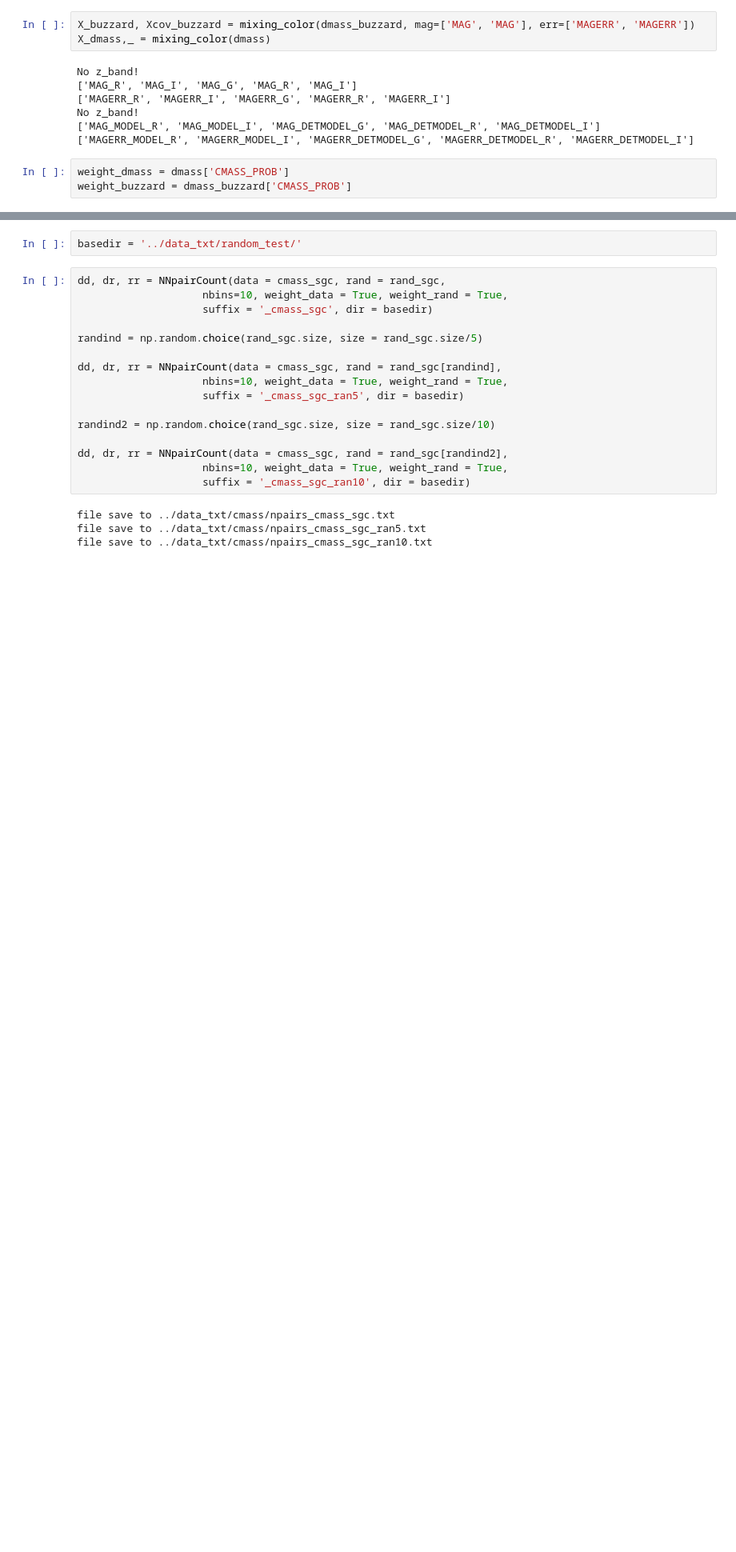
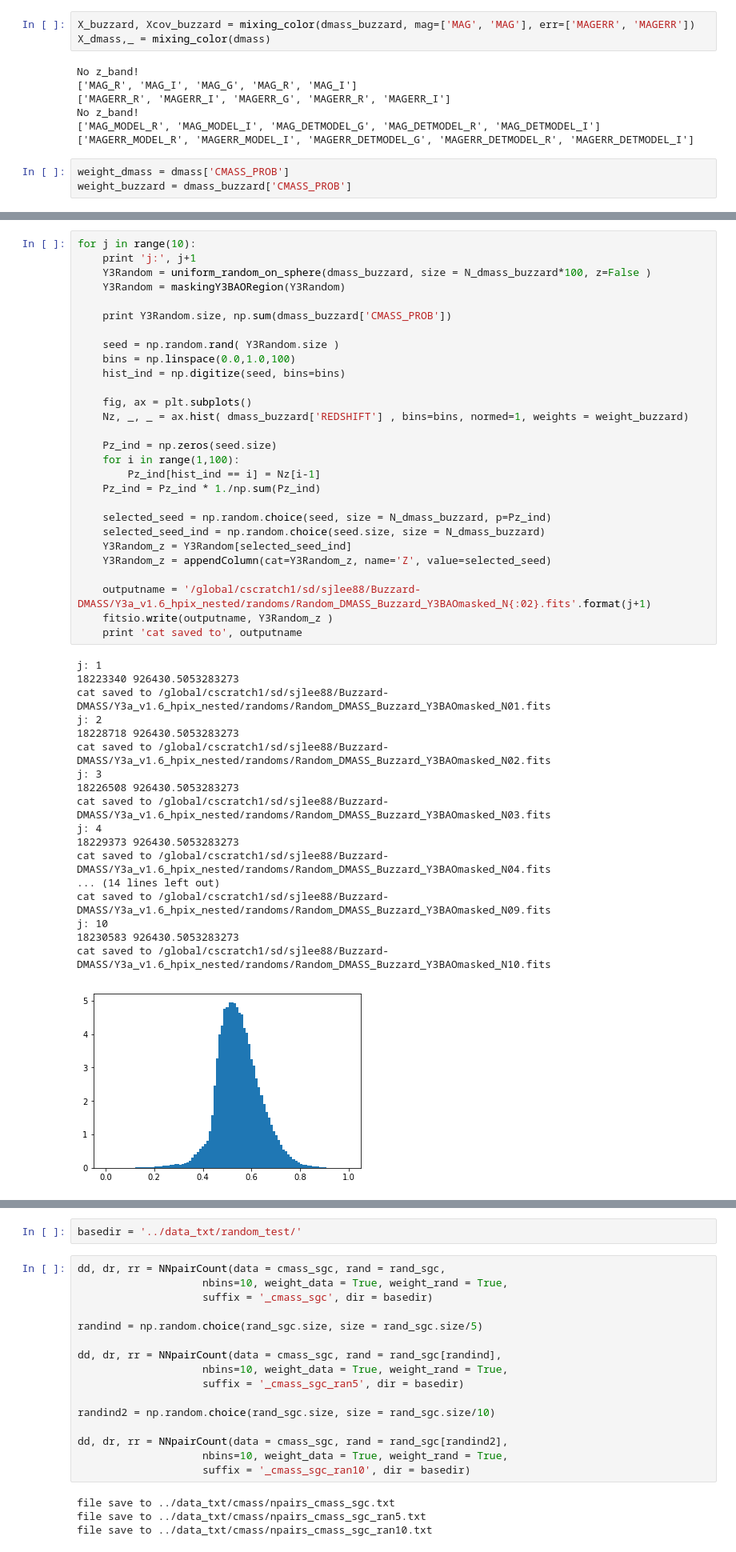
Before and after one commit to sujeong-lee/DMASS, a Jupyter notebook: code/notebook/Buzzard.ipynb, the cells around one changed output, grey strips where cells are left out. Shown at 80% size. Drawn from its saved outputs; the diff is of its cells as text; blank space fills up the shorter version.

```diff
--- a/code/notebook/Buzzard.ipynb
+++ b/code/notebook/Buzzard.ipynb
@@ -260,0 +336,47 @@ ax.set_ylabel('$n(z)$', fontsize=15)
+# %%
+for j in range(10):
+    print 'j:', j+1
+    Y3Random = uniform_random_on_sphere(dmass_buzzard, size = N_dmass_buzzard*100, z=False )
+    Y3Random = maskingY3BAORegion(Y3Random)
+
+    print Y3Random.size, np.sum(dmass_buzzard['CMASS_PROB'])
+
+    seed = np.random.rand( Y3Random.size )
+    bins = np.linspace(0.0,1.0,100)
+    hist_ind = np.digitize(seed, bins=bins)
+
+    fig, ax = plt.subplots()
+    Nz, _, _ = ax.hist( dmass_buzzard['REDSHIFT'] , bins=bins, normed=1, weights = weight_buzzard)
+
+    Pz_ind = np.zeros(seed.size)
+    for i in range(1,100):
+        Pz_ind[hist_ind == i] = Nz[i-1]
+    Pz_ind = Pz_ind * 1./np.sum(Pz_ind)
+
+    selected_seed = np.random.choice(seed, size = N_dmass_buzzard, p=Pz_ind)
+    selected_seed_ind = np.random.choice(seed.size, size = N_dmass_buzzard)
+    Y3Random_z = Y3Random[selected_seed_ind]
+    Y3Random_z = appendColumn(cat=Y3Random_z, name='Z', value=selected_seed)
+
+    outputname = '/global/cscratch1/sd/sjlee88/Buzzard-DMASS/Y3a_v1.6_hpix_nested/randoms/Random_DMASS_Buzzard_Y3BAOmasked_N{:02}.fits'.format(j+1)
+    fitsio.write(outputname, Y3Random_z )
+    print 'cat saved to', outputname
+# %% [output]
+j: 1
+18223340 926430.5053283273
+cat saved to /global/cscratch1/sd/sjlee88/Buzzard-DMASS/Y3a_v1.6_hpix_nested/randoms/Random_DMASS_Buzzard_Y3BAOmasked_N01.fits
+j: 2
+18228718 926430.5053283273
+cat saved to /global/cscratch1/sd/sjlee88/Buzzard-DMASS/Y3a_v1.6_hpix_nested/randoms/Random_DMASS_Buzzard_Y3BAOmasked_N02.fits
+j: 3
+18226508 926430.5053283273
+cat saved to /global/cscratch1/sd/sjlee88/Buzzard-DMASS/Y3a_v1.6_hpix_nested/randoms/Random_DMASS_Buzzard_Y3BAOmasked_N03.fits
+j: 4
+18229373 926430.5053283273
+cat saved to /global/cscratch1/sd/sjlee88/Buzzard-DMASS/Y3a_v1.6_hpix_nested/randoms/Random_DMASS_Buzzard_Y3BAOmasked_N04.fits
+... (14 lines left out)
+cat saved to /global/cscratch1/sd/sjlee88/Buzzard-DMASS/Y3a_v1.6_hpix_nested/randoms/Random_DMASS_Buzzard_Y3BAOmasked_N09.fits
+j: 10
+18230583 926430.5053283273
+cat saved to /global/cscratch1/sd/sjlee88/Buzzard-DMASS/Y3a_v1.6_hpix_nested/randoms/Random_DMASS_Buzzard_Y3BAOmasked_N10.fits
+[figure, added]
```
Also changed, not shown: parts of 36 cells of this notebook.
